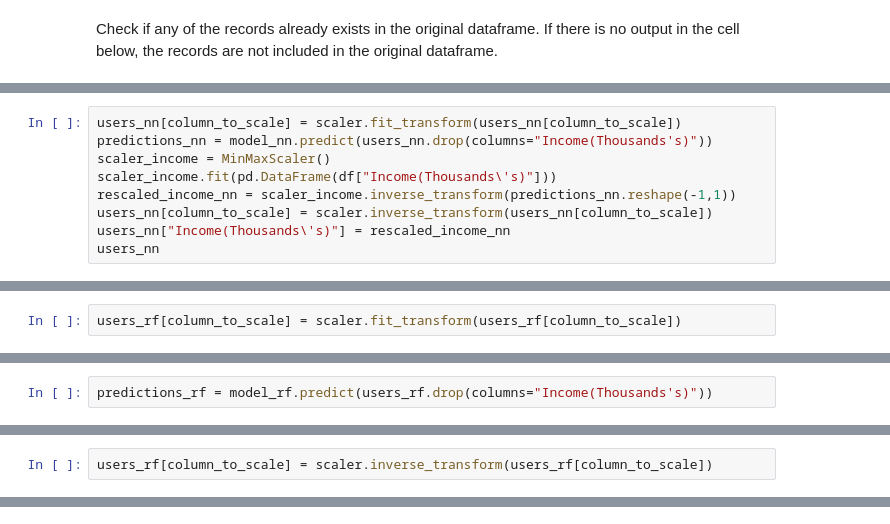
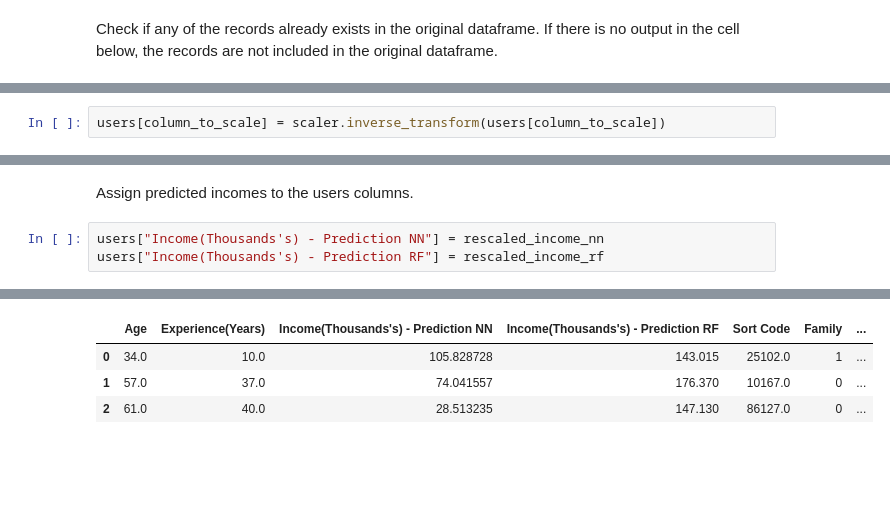
Before and after one commit to 2020358/ml_ca2, a Jupyter notebook: Robert_Szlufik_ML_CA2.ipynb, the cells around one changed output, grey strips where cells are left out. Drawn from its saved outputs; the diff is of its cells as text; blank space fills up the shorter version.

```diff
--- a/Robert_Szlufik_ML_CA2.ipynb
+++ b/Robert_Szlufik_ML_CA2.ipynb
@@ -520,9 +529,0 @@ users_nn["Income(Thousands's)"] = predictions_nn
-# %%
-users_nn[column_to_scale] = scaler.fit_transform(users_nn[column_to_scale])
-predictions_nn = model_nn.predict(users_nn.drop(columns="Income(Thousands's)"))
-scaler_income = MinMaxScaler()
-scaler_income.fit(pd.DataFrame(df["Income(Thousands\'s)"]))
-rescaled_income_nn = scaler_income.inverse_transform(predictions_nn.reshape(-1,1))
-users_nn[column_to_scale] = scaler.inverse_transform(users_nn[column_to_scale])
-users_nn["Income(Thousands\'s)"] = rescaled_income_nn
-users_nn
@@ -542,2 +529,0 @@ users_nn
-# %%
-users_rf[column_to_scale] = scaler.fit_transform(users_rf[column_to_scale])
@@ -551,2 +529,0 @@ users_rf
-# %%
-predictions_rf = model_rf.predict(users_rf.drop(columns="Income(Thousands's)"))
@@ -560,2 +542,2 @@ rescaled_income_rf = scaler_income.inverse_transform(predictions_rf.reshape(-1,1
 # %%
-users_rf[column_to_scale] = scaler.inverse_transform(users_rf[column_to_scale])
+users[column_to_scale] = scaler.inverse_transform(users[column_to_scale])
@@ -570,0 +544,6 @@ users_rf
+# %% [markdown]
+Assign predicted incomes to the users columns.
+# %%
+users["Income(Thousands's) - Prediction NN"] = rescaled_income_nn
+users["Income(Thousands's) - Prediction RF"] = rescaled_income_rf
+# %% [output]
@@ -570,0 +551,4 @@ users_rf
+|  | Age | Experience(Years) | Income(Thousands's) - Prediction NN | Income(Thousands's) - Prediction RF | Sort Code | Family | ... |
+| 0 | 34.0 | 10.0 | 105.828728 | 143.015 | 25102.0 | 1 | ... |
+| 1 | 57.0 | 37.0 | 74.041557 | 176.370 | 10167.0 | 0 | ... |
+| 2 | 61.0 | 40.0 | 28.513235 | 147.130 | 86127.0 | 0 | ... |
```
Also changed, not shown: parts of 25 cells of this notebook.
